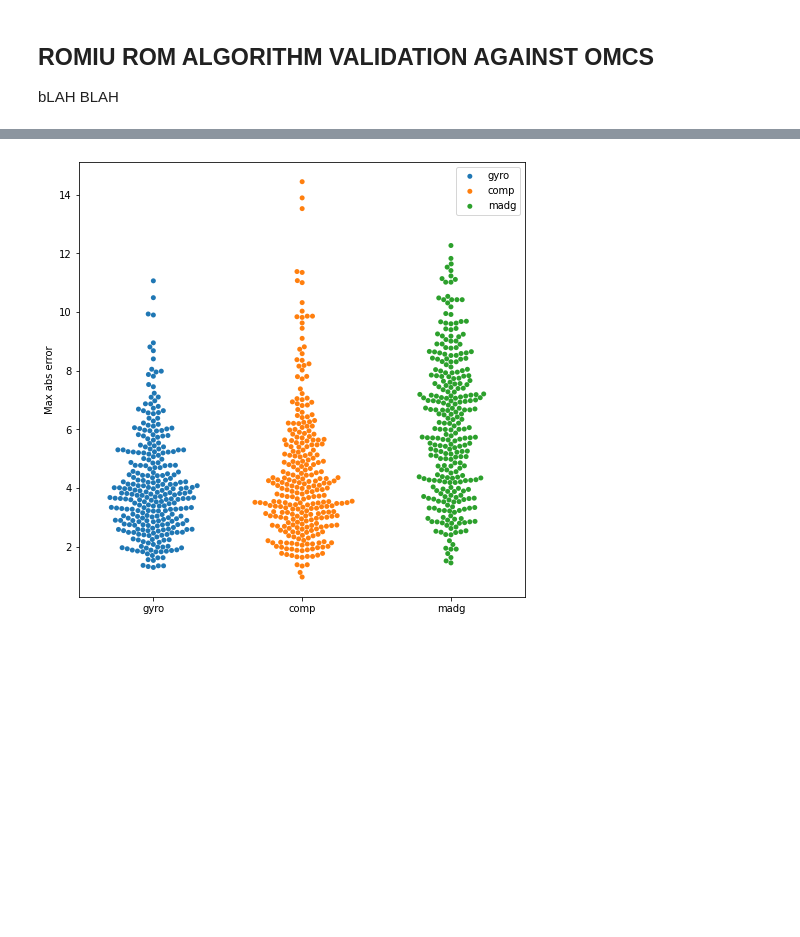
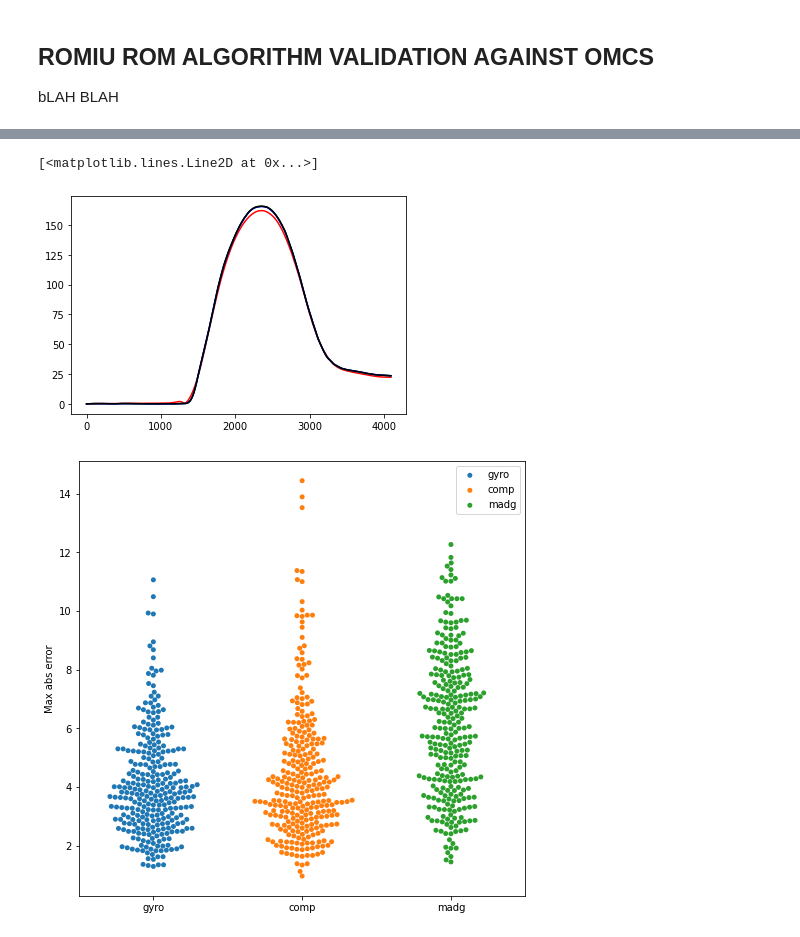
Before and after one commit to siva82kb/ROMIU, a Jupyter notebook: phase1_data_analysis/rom_algorithm_validation.ipynb, the cells around one changed output, grey strips where cells are left out. Cells and saved outputs as stored; diff of their text form; code cells hidden in the pictures; blank space fills up the shorter version.

```diff
--- a/phase1_data_analysis/rom_algorithm_validation.ipynb
+++ b/phase1_data_analysis/rom_algorithm_validation.ipynb
@@ -4,0 +46,4 @@ bLAH BLAH
+# %%
+def vec_quaternion(acc):
+    q_acc = np.hstack([np.zeros((len(acc),1)), acc])
+    return q_acc
@@ -5,3 +147,47 @@ bLAH BLAH
+# %%
+def tilt_correction_estimation_through_madgwick(q, acc, delta_t, beta):
+    q_tilt = np.zeros((len(gyro),4))
+    for j in range(len(q)):
+        f =np.array( [2*((acc[0,0]*(0.5-(q[j,2]*q[j,2])-(q[j,3]*q[j,3])))+(acc[0,1]*((q[j,0]*q[j,3])+(q[j,1]*q[j,2])))+(acc[0,2]*((q[j,1]*q[j,3])-(q[j,0]*q[j,2])))),
+                      2*((acc[0,0]*((q[j,1]*q[j,2])-(q[j,0]*q[j,3])))+(acc[0,1]*((0.5-q[j,1]*q[j,1])-(q[j,3]*q[j,3])))+(acc[0,2]*((q[j,0]*q[j,1])+(q[j,2]*q[j,3])))),
+                      2*((acc[0,0]*((q[j,0]*q[j,2])-(q[j,1]*q[j,3])))+(acc[0,1]*((q[j,2]*q[j,3])-(q[j,0]*q[j,1])))+(acc[0,2]*((0.5-q[j,1]*q[j,1])-(q[j,2]*q[j,2]))))])
+        f= f - norm_acc[j]
+        Jac = np.array ([[(2*acc[0,1]*q[0,3])-(2*acc[0,2]*q[0,2]),(2*acc[0,1]*q[0,2])+(2*acc[0,2]*q[0,3]), ((-4*acc[0,0]*q[0,2])+(2*acc[0,1]*q[0,1])-(2*acc[0,2]*q[0,0])),((-4*acc[0,0]*q[0,3])+(2*acc[0,1]*q[0,0])+(2*acc[0,2]*q[0,1]))],
+                         [(-2*acc[0,0]*q[0,3])+(2*acc[0,2]*q[0,1]),((2*acc[0,0]*q[0,2])-(4*acc[0,1]*q[0,1])+(2*acc[0,2]*q[0,0])),(2*acc[0,0]*q[0,1])+(2*acc[0,2]*q[0,3]), ((-2*acc[0,0]*q[0,0])+(-4*acc[0,1]*q[0,3])+(2*acc[0,2]*q[0,2]))],
+                         [(2*acc[0,0]*q[j,2])-(2*acc[0,1]*q[j,1]), ((2*acc[0,0]*q[0,3])-(2*acc[0,1]*q[0,0])-(4*acc[0,2]*q[0,1])), ( (2*acc[0,0]*q[0,0])+(2*acc[0,1]*q[0,3])+(-4*acc[0,2]*q[0,2])),(2*acc[0,0]*q[0,1])+(2*acc[0,1]*q[0,2])]])
+        del_f = Jac.T @ f
+        if np.linalg.norm(del_f) != 0:
+                del_f_norm = np.divide(del_f, np.linalg.norm(del_f))
+        q_tilt[j] = del_f_norm*beta*delta_t
+    return q_tilt
+# %%
+def angle_estimation_through_madgwick(gyro, acc, beta, inertial_quat):
+    axs_of_rot, delta_theta, q_gyro = angle_axis_quaternion_representation(gyro,delta_t)
+    q_gyro = quaternion_integration(q_gyro,inertial_quat)
+    norm_acc = np.divide(acc, np.linalg.norm(acc, axis = 1, keepdims = True))
+    q_tilt_madg = tilt_correction_estimation_through_madgwick(q_gyro, acc, delta_t, beta)
+    q_corr = q_gyro - q_tilt_madg
+    q_corr_scalar = np.clip(np.array(q_corr)[:, 0], a_min = None, a_max = 1.0)
+    madg_ang = np.rad2deg(2*np.arccos(q_corr_scalar))
+    return madg_ang
+# %%
+imu_file = r'C:\Phase1\IMU_data\36307\36307_1\shoulder\abduction\i_session1.csv'
+mcp_file = r'C:\Phase1\MOCAP_data\36307\36307_1\e36307_1_AA_1.csv'
+imu = read_filter_data(imu_file, datacols=imu_col, filtcols=imu_col[3:6], sgwin=51, sgorder=3)
+mcp = read_filter_data(mcp_file, datacols=mcp_col, filtcols=mcp_col[1:], sgwin=101, sgorder=3)
+mcp = upsample_mocap_data(imu, mcp)
+acc, gyro = imu_calibration(imu, acc_A, acc_bias, gyr_bias)
+mocap_ang = estimate_rotation_angle_from_mocap(mcp)
+gyro_ang = angle_estimation_through_gyroscope(gyro, delta_t,inertial_quat)
+comp_ang = angle_estimation_through_complementary_filter(gyro, delta_t, inertial_quat, -0.05)
+madg_ang = angle_estimation_through_madgwick(gyro, acc, 0.0001, inertial_quat)
+plt.plot(mocap_ang,'r')
+plt.plot(gyro_ang,'g')
+plt.plot(comp_ang, 'b')
+plt.plot(madg_ang, 'k')
+# %% [output]
+[<matplotlib.lines.Line2D at 0x...>]
+[figure, added]
 # %%
 %matplotlib inline
 import mpld3
```
Also changed, not shown: parts of 18 cells of this notebook.
